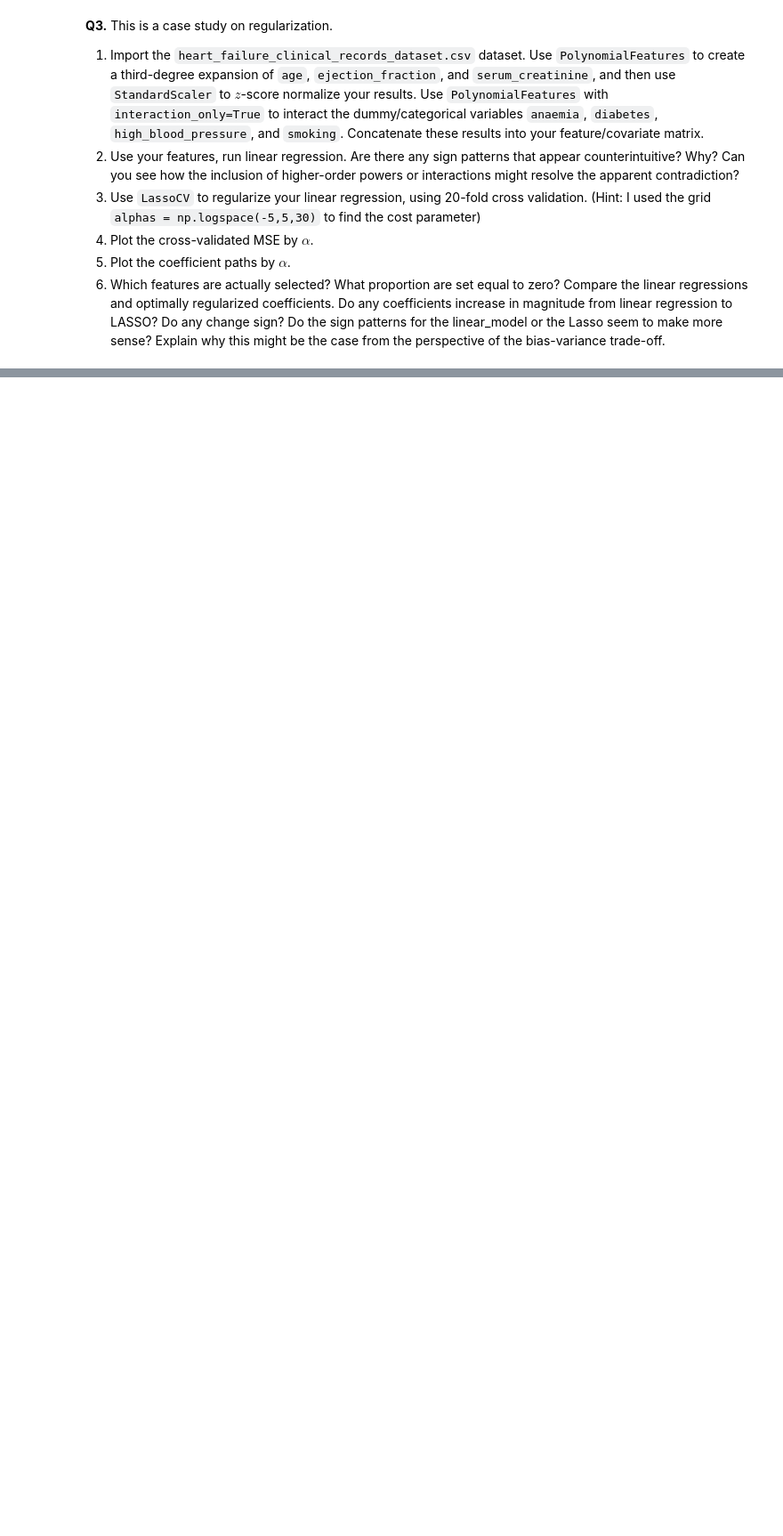
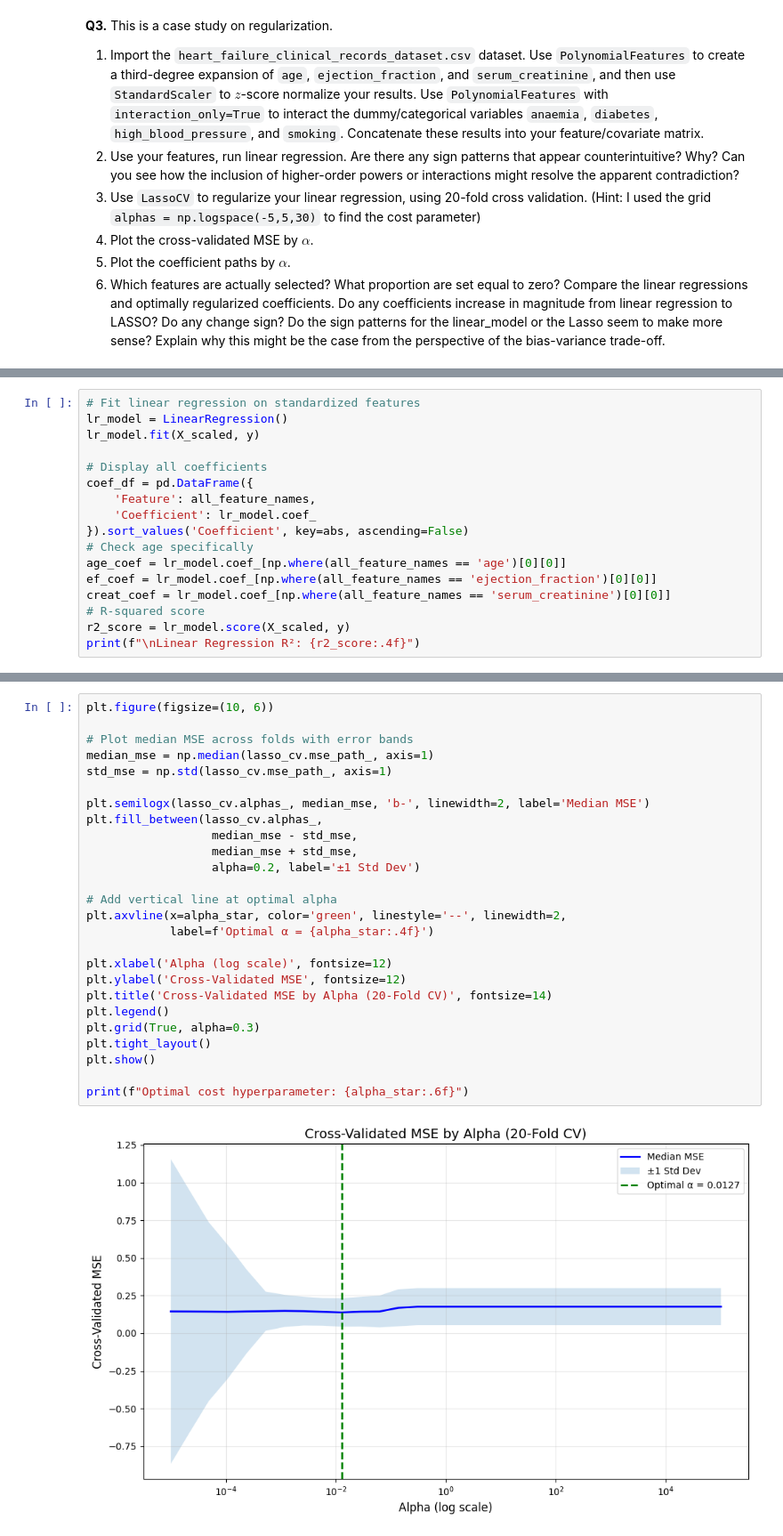
Before and after one commit to Elizabethav03/My_undergrad_ml_assignments, a Jupyter notebook: 04_assignment_regularization.ipynb, the cells around one changed output, grey strips where cells are left out. Shown at 89% size. Cells and saved outputs as stored; diff of their text form; blank space fills up the shorter version.

```diff
--- a/04_assignment_regularization.ipynb
+++ b/04_assignment_regularization.ipynb
@@ -37,0 +358,17 @@
+# %%
+# Fit linear regression on standardized features
+lr_model = LinearRegression()
+lr_model.fit(X_scaled, y)
+
+# Display all coefficients
+coef_df = pd.DataFrame({
+    'Feature': all_feature_names,
+    'Coefficient': lr_model.coef_
+}).sort_values('Coefficient', key=abs, ascending=False)
+# Check age specifically
+age_coef = lr_model.coef_[np.where(all_feature_names == 'age')[0][0]]
+ef_coef = lr_model.coef_[np.where(all_feature_names == 'ejection_fraction')[0][0]]
+creat_coef = lr_model.coef_[np.where(all_feature_names == 'serum_creatinine')[0][0]]
+# R-squared score
+r2_score = lr_model.score(X_scaled, y)
+print(f"\nLinear Regression R²: {r2_score:.4f}")
@@ -37,0 +410,28 @@
+# %%
+plt.figure(figsize=(10, 6))
+
+# Plot median MSE across folds with error bands
+median_mse = np.median(lasso_cv.mse_path_, axis=1)
+std_mse = np.std(lasso_cv.mse_path_, axis=1)
+
+plt.semilogx(lasso_cv.alphas_, median_mse, 'b-', linewidth=2, label='Median MSE')
+plt.fill_between(lasso_cv.alphas_,
+                  median_mse - std_mse,
+                  median_mse + std_mse,
+                  alpha=0.2, label='±1 Std Dev')
+
+# Add vertical line at optimal alpha
+plt.axvline(x=alpha_star, color='green', linestyle='--', linewidth=2,
+            label=f'Optimal α = {alpha_star:.4f}')
+
+plt.xlabel('Alpha (log scale)', fontsize=12)
+plt.ylabel('Cross-Validated MSE', fontsize=12)
+plt.title('Cross-Validated MSE by Alpha (20-Fold CV)', fontsize=14)
+plt.legend()
+plt.grid(True, alpha=0.3)
+plt.tight_layout()
+plt.show()
+
+print(f"Optimal cost hyperparameter: {alpha_star:.6f}")
+# %% [output]
+[figure, added]
```
Also changed, not shown: parts of 42 cells of this notebook.
